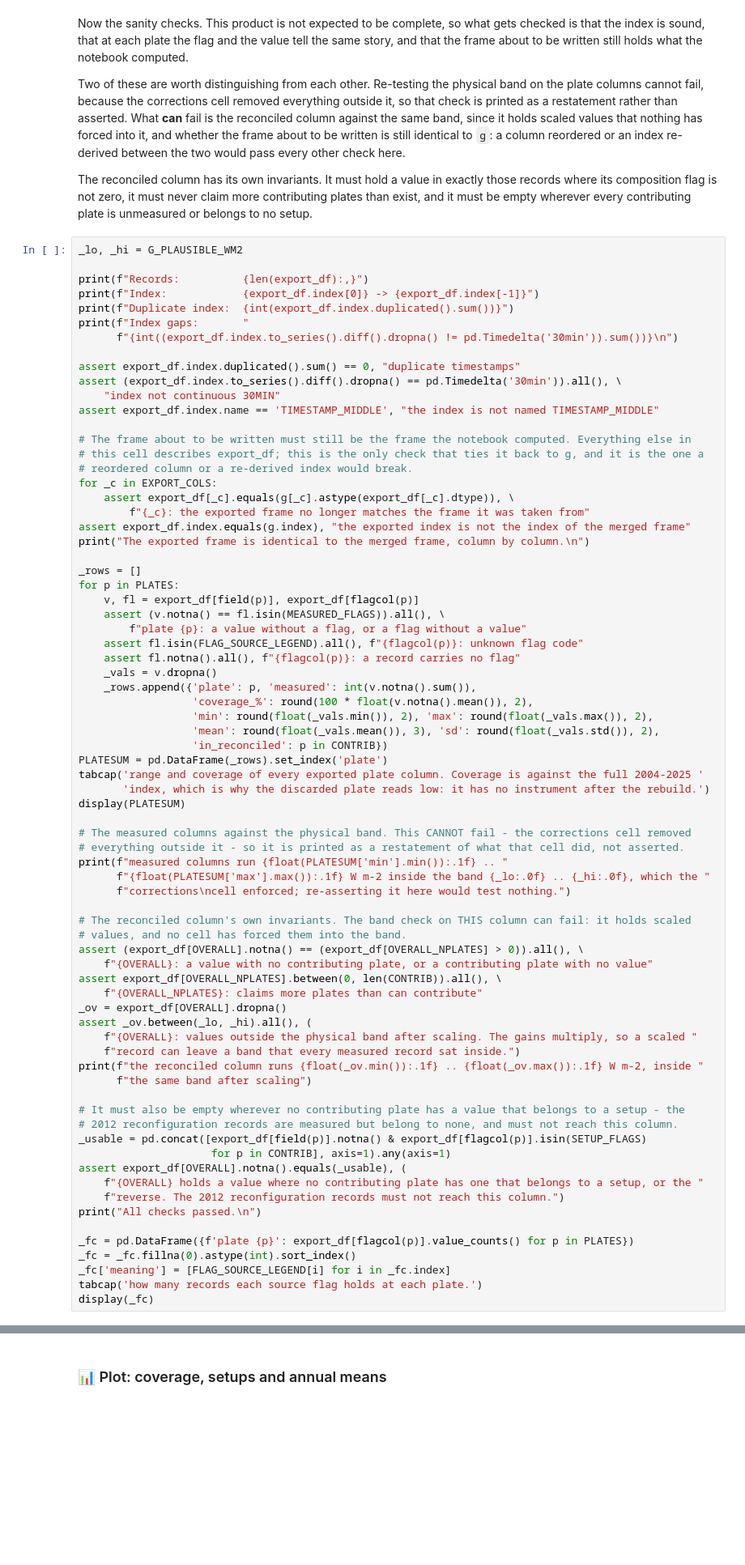
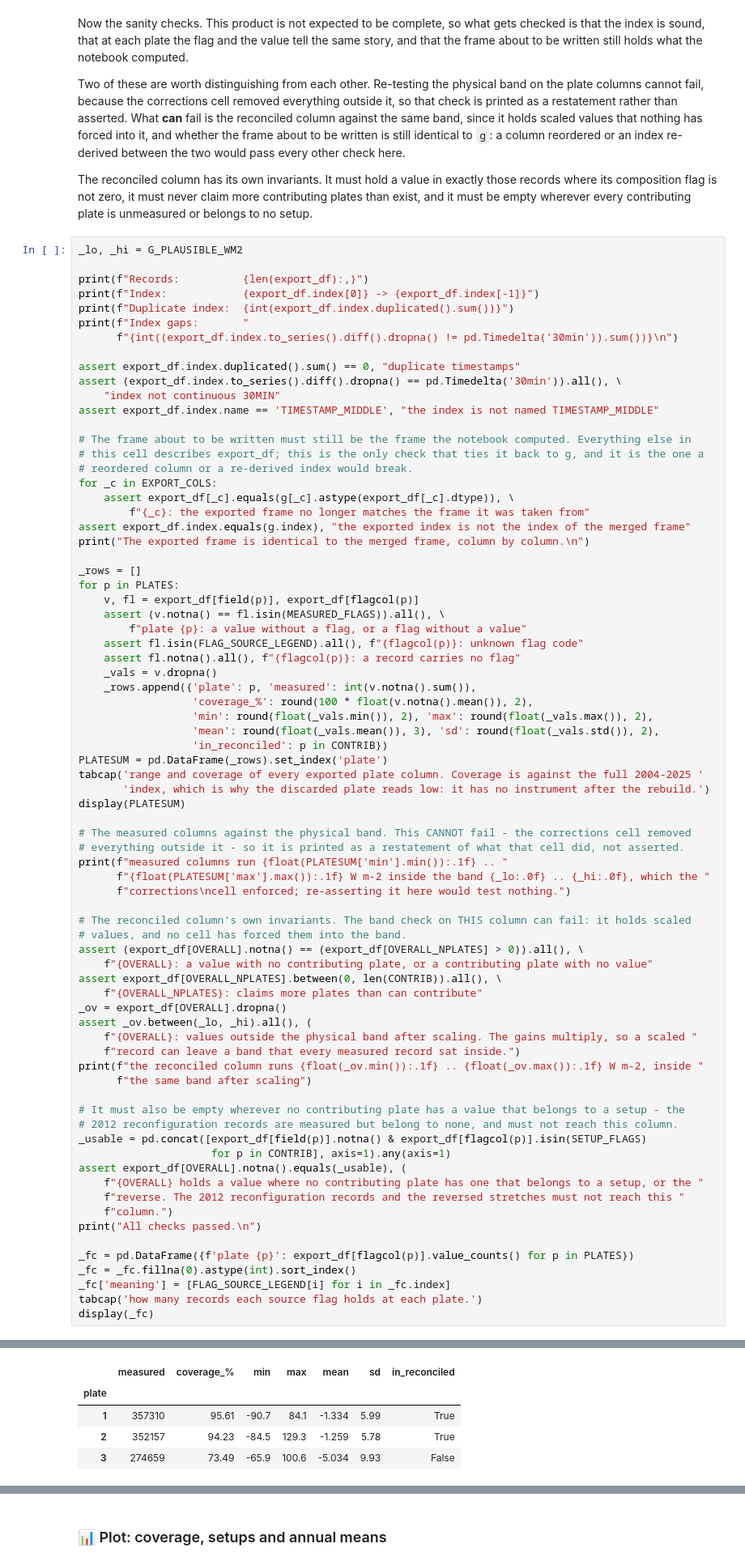
Before and after one commit to holukas/dataset_ch-lae_flux_product, a Jupyter notebook: workflow/10_METEO/30_PRODUCTS/11_METEO_G_FF1_2004-2025.ipynb, the cells around one changed output, grey strips where cells are left out. Shown at 81% size. Saved outputs shown, nothing was run; the diff lists cells and outputs as text; blank space fills up the shorter version.

```diff
--- a/workflow/10_METEO/30_PRODUCTS/11_METEO_G_FF1_2004-2025.ipynb
+++ b/workflow/10_METEO/30_PRODUCTS/11_METEO_G_FF1_2004-2025.ipynb
@@ -4071,7 +5251,8 @@ _usable = pd.concat([export_df[field(p)].notna() & export_df[flagcol(p)].isin(SE
                      for p in CONTRIB], axis=1).any(axis=1)
 assert export_df[OVERALL].notna().equals(_usable), (
     f"{OVERALL} holds a value where no contributing plate has one that belongs to a setup, or the "
-    f"reverse. The 2012 reconfiguration records must not reach this column.")
+    f"reverse. The 2012 reconfiguration records and the reversed stretches must not reach this "
+    f"column.")
 print("All checks passed.\n")
 
 _fc = pd.DataFrame({f'plate {p}': export_df[flagcol(p)].value_counts() for p in PLATES})
@@ -4079,3 +5260,4 @@ _fc = _fc.fillna(0).astype(int).sort_index()
 _fc['meaning'] = [FLAG_SOURCE_LEGEND[i] for i in _fc.index]
 tabcap('how many records each source flag holds at each plate.')
 display(_fc)
+# %% [output]
@@ -4081,0 +5273,5 @@ display(_fc)
+|  | measured | coverage_% | min | max | mean | sd | in_reconciled |
+| plate |  |  |  |  |  |  |  |
+| 1 | 357310 | 95.61 | -90.7 | 84.1 | -1.334 | 5.99 | True |
+| 2 | 352157 | 94.23 | -84.5 | 129.3 | -1.259 | 5.78 | True |
+| 3 | 274659 | 73.49 | -65.9 | 100.6 | -5.034 | 9.93 | False |
```
Also changed, not shown: parts of 53 cells of this notebook, 3 other files.
